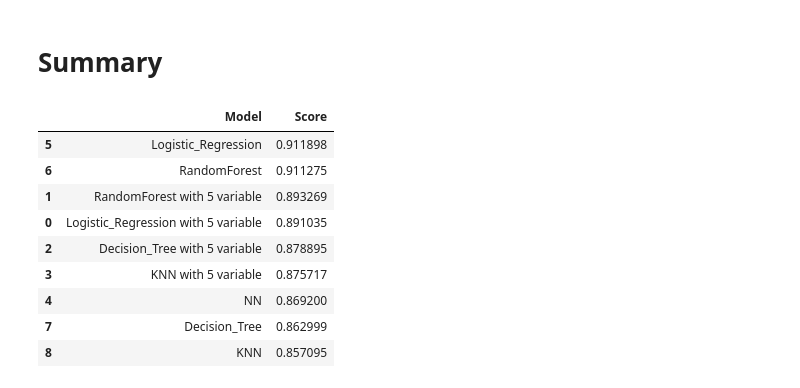
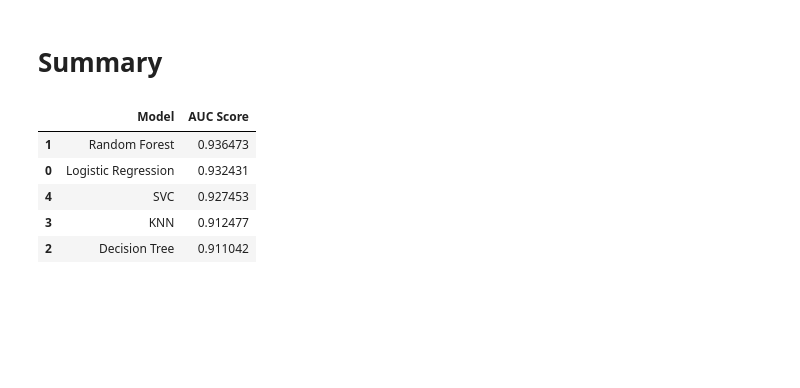
Before and after one commit to LaiVietAnh/Diabetes-Health-Indicators, a Jupyter notebook: diabetes.ipynb, the cells around one changed output. Cells and saved outputs as stored; diff of their text form; code cells hidden in the pictures; blank space fills up the shorter version.

```diff
--- a/diabetes.ipynb
+++ b/diabetes.ipynb
@@ -226,4 +282,4 @@ evaluation = pd.DataFrame({'Model': names,'Score': roc_list})
 # %%
-evaluation = evaluation.sort_values(by='Score', ascending=False)
+evaluation = evaluation.sort_values(by='AUC Score', ascending=False)
 evaluation
 # %% [output]
@@ -366,6 +291,0 @@ y_pred = [1.0 if y >= 0.5 else 0.0 for y in y_pred]
-# %%
-score = roc_auc_score(y_test,y_pred)
-print(score)
-
-new_evaluation = pd.DataFrame({'Model': "NN",'Score': score},index=[0])
-evaluation = pd.concat(objs = [new_evaluation,evaluation],ignore_index=True)
@@ -473,6 +291,0 @@ for model in tqdm(algos):
-# %%
-new_evaluation = pd.DataFrame({'Model': names,'Score': roc_list})
-evaluation = pd.concat(objs = [new_evaluation,evaluation],ignore_index=True)
-# %%
-evaluation = evaluation.sort_values(by='Score', ascending=False)
-evaluation
@@ -552,16 +365,12 @@ weighted avg       0.81      0.80      0.80     14039
 # %% [markdown]
 # Summary
 # %%
-evaluation = evaluation.sort_values(by='Score', ascending=False)
+evaluation = evaluation.sort_values(by='AUC Score', ascending=False)
 evaluation
 # %% [output]
-|  | Model | Score |
-| 5 | Logistic_Regression | 0.911898 |
-| 6 | RandomForest | 0.911275 |
-| 1 | RandomForest with 5 variable | 0.893269 |
-| 0 | Logistic_Regression with 5 variable | 0.891035 |
-| 2 | Decision_Tree with 5 variable | 0.878895 |
-| 3 | KNN with 5 variable | 0.875717 |
-| 4 | NN | 0.869200 |
-| 7 | Decision_Tree | 0.862999 |
-| 8 | KNN | 0.857095 |
+|  | Model | AUC Score |
+| 1 | Random Forest | 0.936473 |
+| 0 | Logistic Regression | 0.932431 |
+| 4 | SVC | 0.927453 |
+| 3 | KNN | 0.912477 |
+| 2 | Decision Tree | 0.911042 |
```
Also changed, not shown: parts of 59 cells of this notebook.
